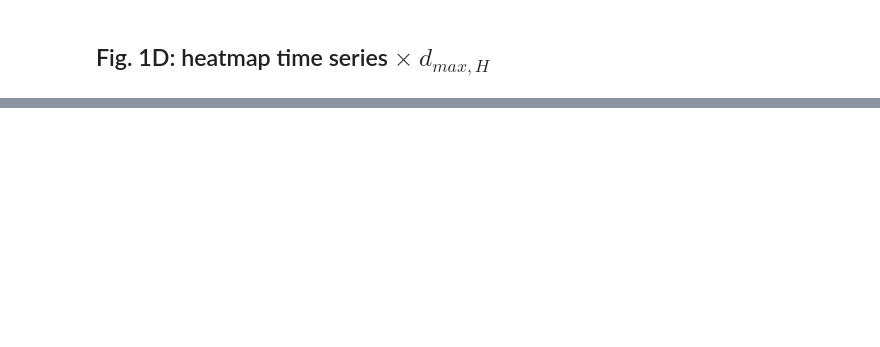
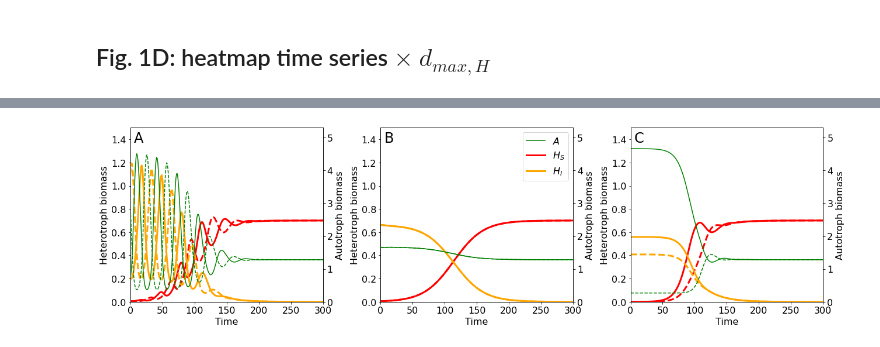
Before and after one commit to FelixNoessler/manuscript_turing_patterns, a Jupyter notebook: supporting_figures.ipynb, the cells around one changed output, grey strips where cells are left out. Drawn from its saved outputs; the diff is of its cells as text; code cells hidden in the pictures; blank space fills up the shorter version.

```diff
--- a/supporting_figures.ipynb
+++ b/supporting_figures.ipynb
@@ -783,0 +527,88 @@ plt.show()
+# %%
+fig = plt.figure(figsize=(18,5))
+
+ax1 = plt.subplot2grid((1,3),(0,0))
+
+ax1.set_xlabel('Time', fontsize=16)
+ax1.set_ylabel('Heterotroph biomass', fontsize=16)
+ax1.set_xlim(0,300)
+ax1.set_ylim(0,1.5)
+plt.xticks(fontsize=16)
+plt.yticks(fontsize=16)
+
+ax2 = ax1.twinx()  # instantiate a second axes that shares the same x-axis
+plt.yticks(fontsize=16)
+ax2.plot(t,Xo[:,2],'g-')
+ax2.plot(t,Xo[:,3],'g--')
+ax2.set_ylim(0,5.3)
+ax2.set_ylabel('Autotroph biomass', fontsize=16)  # we already handled the x-label with ax2
+
+ax1.plot(t,Xo[:,2]-100,'g-',label=r'$A$')    # dummy for the legend
+ax1.plot(t,Xo[:,4],'r-',linewidth=3,label=r'$H_S$')
+ax1.plot(t,Xo[:,5],'r--',linewidth=3)
+ax1.plot(t,Xo[:,6],'-',linewidth=3,color='orange',label=r'$H_I$')
+ax1.plot(t,Xo[:,7],'--',linewidth=3,color='orange')
+
+#ax1.text(-40,1.5,'A',fontsize=18)
+ax1.text(.02, .98, 'A', ha='left', va='top', transform=ax1.transAxes,fontsize=24)
+
+
+ax3 = plt.subplot2grid((1,3),(0,1))
+
+ax3.set_xlabel('Time', fontsize=16)
+ax3.set_ylabel('Heterotroph biomass', fontsize=16)
+ax3.set_xlim(0,300)
+ax3.set_ylim(0,1.5)
+plt.xticks(fontsize=16)
+plt.yticks(fontsize=16)
+
+ax4 = ax3.twinx()  # instantiate a second axes that shares the same x-axis
+plt.yticks(fontsize=16)
+ax4.plot(t,Xno[:,2],'g-')
+ax4.plot(t,Xno[:,3],'g--')
+ax4.set_ylim(0,5.3)
+ax4.set_ylabel('Autotroph biomass', fontsize=16)  # we already handled the x-label with ax2
+
+ax3.plot(t,Xno[:,2]-100,'g-',label=r'$A$')    # dummy for the legend
+ax3.plot(t,Xno[:,4],'r-',linewidth=3,label=r'$H_S$')
+ax3.plot(t,Xno[:,5],'r--',linewidth=3)
+ax3.plot(t,Xno[:,6],'-',linewidth=3,color='orange',label=r'$H_I$')
+ax3.plot(t,Xno[:,7],'--',linewidth=3,color='orange')
+
+ax3.legend(fontsize=16)
+#ax3.text(-40,1.5,'B',fontsize=18)
+ax3.text(.02, .98, 'B', ha='left', va='top', transform=ax3.transAxes,fontsize=24)
+
+
+ax5 = plt.subplot2grid((1,3),(0,2))
+
+ax5.set_xlabel('Time', fontsize=16)
+ax5.set_ylabel('Heterotroph biomass', fontsize=16)
+ax5.set_xlim(0,300)
+ax5.set_ylim(0,1.5)
+plt.xticks(fontsize=16)
+plt.yticks(fontsize=16)
+
+ax6 = ax5.twinx()  # instantiate a second axes that shares the same x-axis
+plt.yticks(fontsize=16)
+ax6.plot(t,Xs[:,2],'g-')
+ax6.plot(t,Xs[:,3],'g--')
+ax6.set_ylim(0,5.3)
+ax6.set_ylabel('Autotroph biomass', fontsize=16)  # we already handled the x-label with ax2
+
+ax5.plot(t,Xs[:,2]-100,'g-',label=r'$A$')    # dummy for the legend
+ax5.plot(t,Xs[:,4],'r-',linewidth=3,label=r'$H_S$')
+ax5.plot(t,Xs[:,5],'r--',linewidth=3)
+ax5.plot(t,Xs[:,6],'-',linewidth=3,color='orange',label=r'$H_I$')
+ax5.plot(t,Xs[:,7],'--',linewidth=3,color='orange')
+
+#ax5.legend(fontsize=14)
+#ax5.text(-40,1.5,'C',fontsize=18)
+ax5.text(.02, .98, 'C', ha='left', va='top', transform=ax5.transAxes,fontsize=24)
+
+
+plt.tight_layout()
+plt.savefig('revision_figures/Figure_S3.png',dpi=300)
+plt.show();
+# %% [output]
+[figure, added]
```
Also changed, not shown: parts of 44 cells of this notebook.
